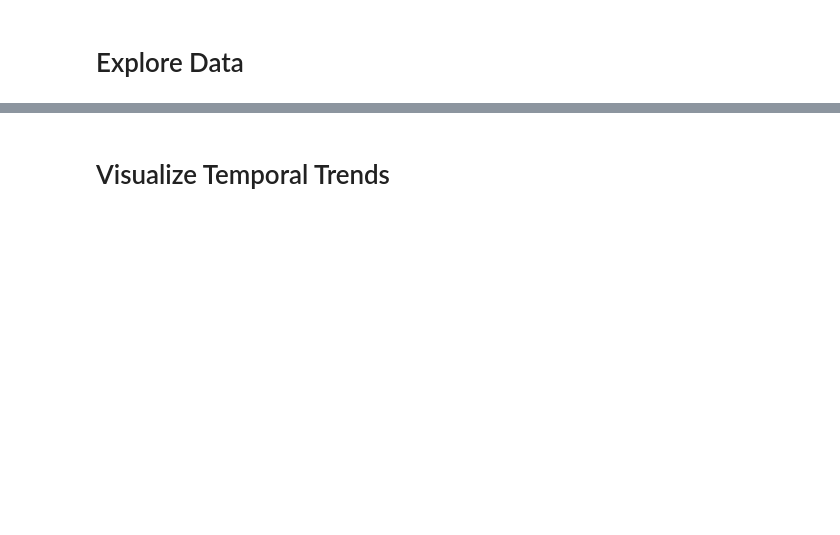
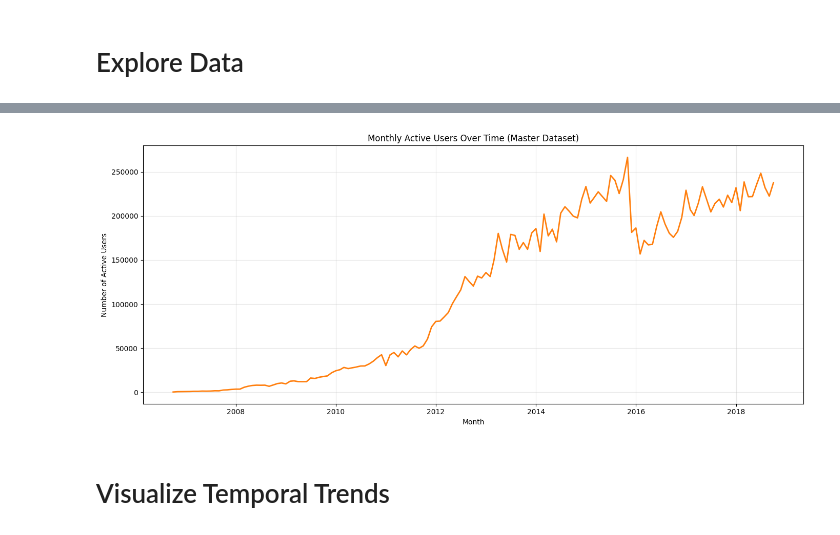
Before and after one commit to nickvick04/ORFE-Thesis, a Jupyter notebook: src/notebook.ipynb, the cells around one changed output, grey strips where cells are left out. Cells and saved outputs as stored; diff of their text form; code cells hidden in the pictures; blank space fills up the shorter version.

Commit message:
rerun with user vol

```diff
--- a/src/notebook.ipynb
+++ b/src/notebook.ipynb
@@ -89,3 +91,18 @@ plt.show()
+# %%
+# Monthly Active Users Over Time
+monthly_active_users = time_df.groupby(time_df.index.to_period('M'))['speaker_id'].nunique()
+monthly_active_users.index = monthly_active_users.index.to_timestamp()
+
+fig, ax = plt.subplots(figsize=(14, 6))
+ax.plot(monthly_active_users.index, monthly_active_users.values, color='tab:orange', linewidth=2)
+ax.set_title('Monthly Active Users Over Time (Master Dataset)')
+ax.set_xlabel('Month')
+ax.set_ylabel('Number of Active Users')
+ax.grid(True, alpha=0.3)
+plt.tight_layout()
+plt.show()
+# %% [output]
+[figure, added]
 # %% [markdown]
 # Visualize Temporal Trends
 # %%
```
Also changed, not shown: parts of 16 cells of this notebook.
